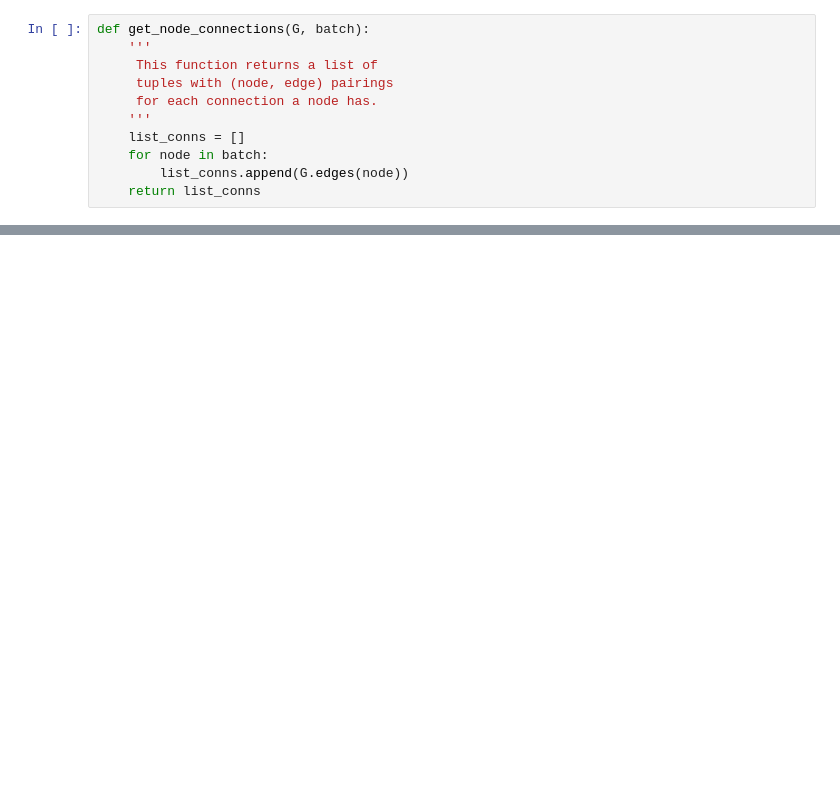
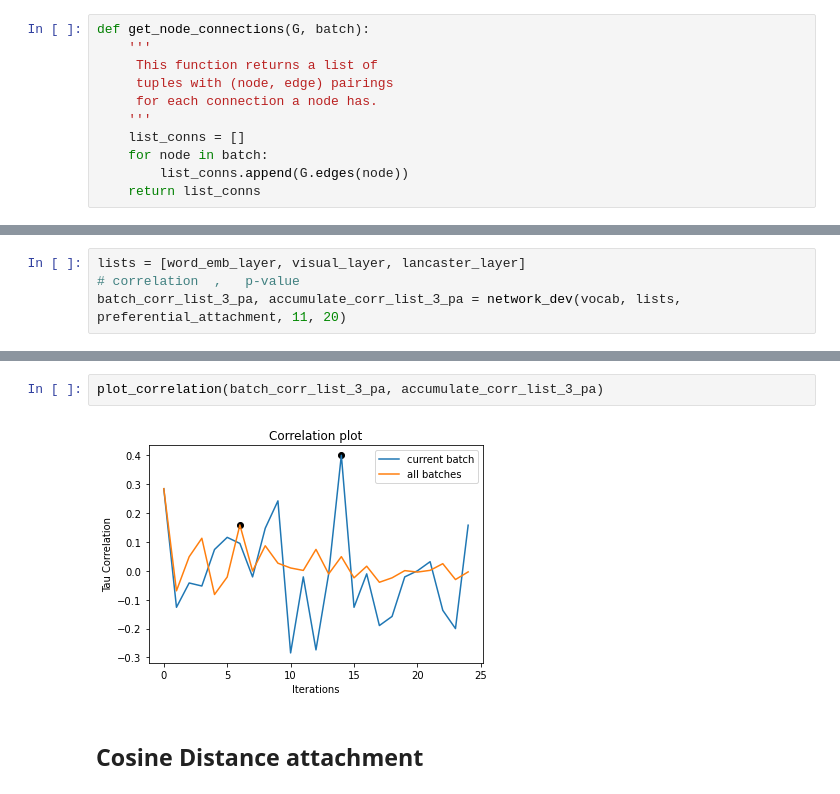
Before and after one commit to CatherineHenry/multiplex_network, a Jupyter notebook: src/Phase_2.ipynb, the cells around one changed output, grey strips where cells are left out. Saved outputs shown, nothing was run; the diff lists cells and outputs as text; blank space fills up the shorter version.

```diff
--- a/src/Phase_2.ipynb
+++ b/src/Phase_2.ipynb
@@ -198,0 +368,4 @@ corr
+# %%
+lists = [word_emb_layer, visual_layer, lancaster_layer]
+# correlation  ,   p-value
+batch_corr_list_3_pa, accumulate_corr_list_3_pa = network_dev(vocab, lists, preferential_attachment, 11, 20)
@@ -198,0 +390,6 @@ corr
+# %%
+plot_correlation(batch_corr_list_3_pa, accumulate_corr_list_3_pa)
+# %% [output]
+[figure, added]
+# %% [markdown]
+## Cosine Distance attachment
```
Also changed, not shown: parts of 49 cells of this notebook, 4 other files.
